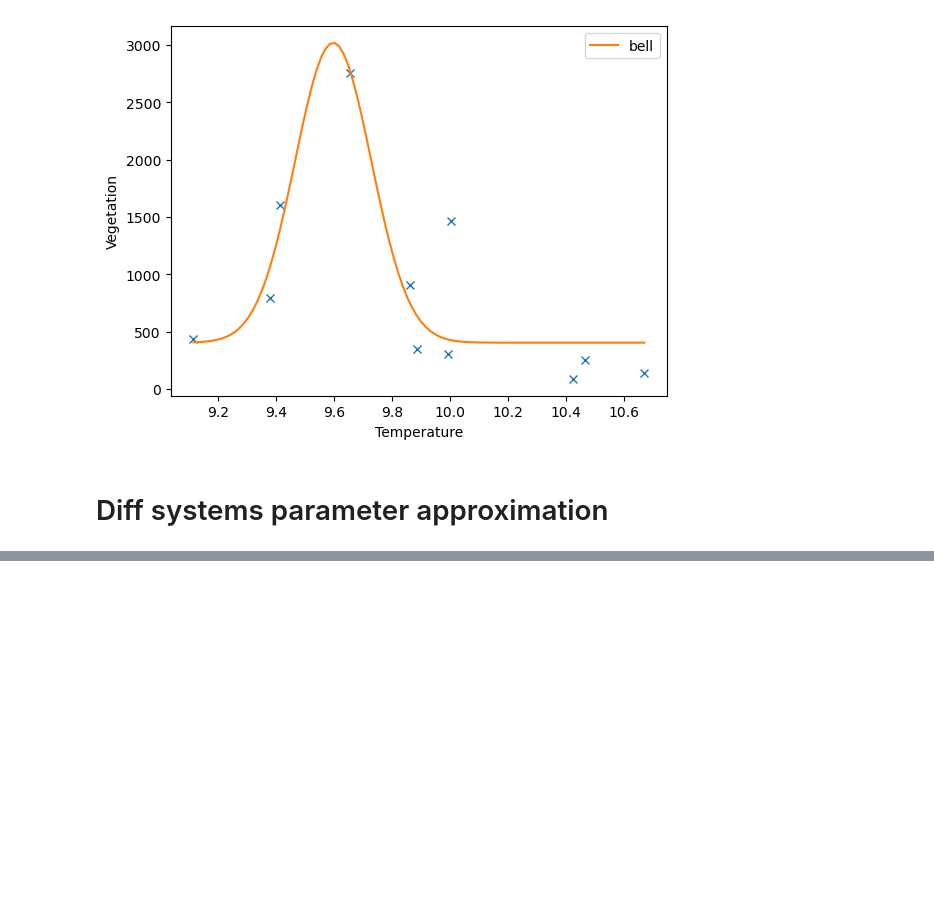
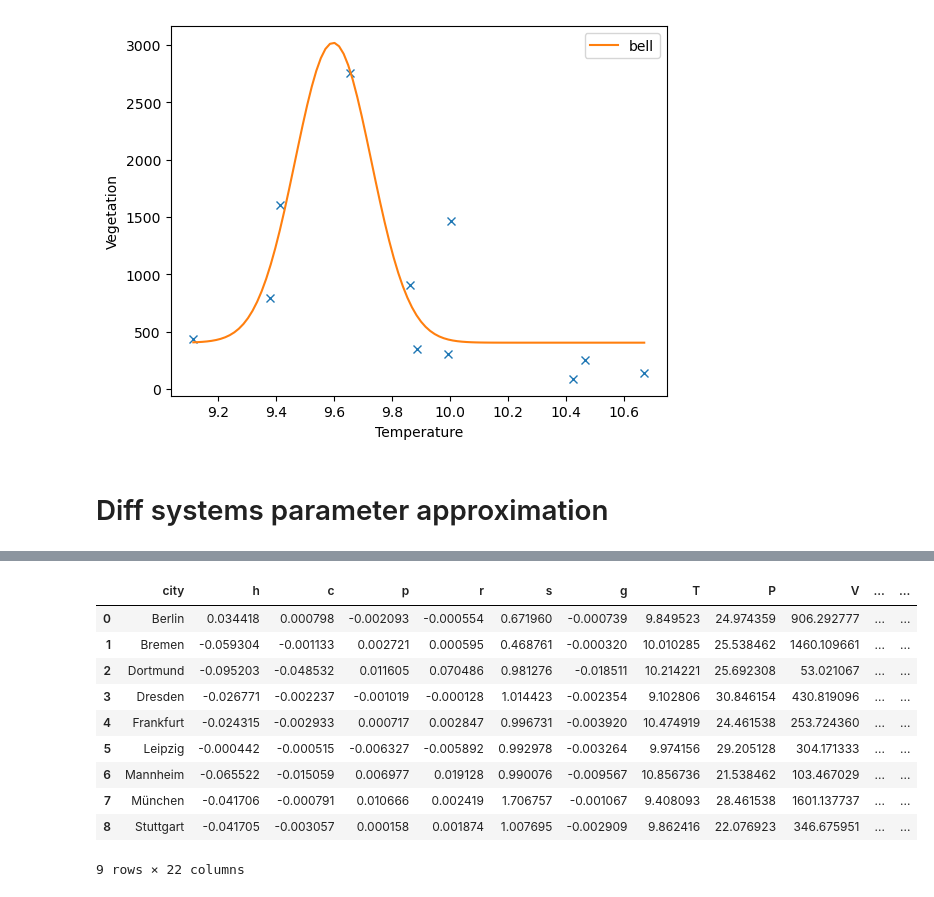
Before and after one commit to Max10-afk/comp_ecology, a Jupyter notebook: scripts/plotting.ipynb, the cells around one changed output, grey strips where cells are left out. Drawn from its saved outputs; the diff is of its cells as text; code cells hidden in the pictures; blank space fills up the shorter version.

```diff
--- a/scripts/plotting.ipynb
+++ b/scripts/plotting.ipynb
@@ -232,0 +300,31 @@ print(f"g: {g_opt}")
+# %%
+# Equilibria
+data_param["T_equ"] = data_param.apply(lambda x: x["h"]*x["r"]/x["c"]/x["p"],axis=1)
+data_param["P_equ"] = data_param.apply(lambda x: - x["c"]*x["s"]/x["g"]/x["h"],axis=1)
+data_param["V_equ"] = data_param.apply(lambda x: -x["s"]/x["g"],axis=1)
+# Left eigenvector
+data_param["u_1"] = data_param.apply(lambda x: compute_u1(),axis=1)
+data_param["u_2"] = data_param.apply(lambda x: compute_u2(x["c"],x["g"],x["h"],x["p"],x["P_equ"],x["r"],x["T_equ"]),axis=1)
+data_param["u_3"] = data_param.apply(lambda x: compute_u3(x["c"],x["g"],x["h"],x["p"],x["P_equ"],x["r"],x["T_equ"]),axis=1)
+# Right eigenvectors
+data_param["v_1"] = data_param.apply(lambda x: compute_v1(x["c"],x["g"],x["h"],x["p"],x["P"],x["r"],x["T"]),axis=1)
+data_param["v_2"] = data_param.apply(lambda x: compute_v2(x["p"],x["h"],x["P_equ"],x["T_equ"]),axis=1)
+data_param["v_3"] = data_param.apply(lambda x: compute_v3(x["p"],x["h"],x["P_equ"],x["T_equ"]),axis=1)
+# Eigenvalues
+data_param["e_1"] = data_param.apply(lambda x: compute_lambda1(x["g"]),axis=1)
+data_param["e_2"] = data_param.apply(lambda x: compute_lambda2(x["p"],x["h"],x["P_equ"],x["T_equ"]),axis=1)
+data_param["e_3"] = data_param.apply(lambda x: compute_lambda3(x["p"],x["h"],x["P_equ"],x["T_equ"]),axis=1)
+# %%
+data_param
+# %% [output]
+|  | city | h | c | p | r | s | g | T | P | V | ... | ... |
+| 0 | Berlin | 0.034418 | 0.000798 | -0.002093 | -0.000554 | 0.671960 | -0.000739 | 9.849523 | 24.974359 | 906.292777 | ... | ... |
+| 1 | Bremen | -0.059304 | -0.001133 | 0.002721 | 0.000595 | 0.468761 | -0.000320 | 10.010285 | 25.538462 | 1460.109661 | ... | ... |
+| 2 | Dortmund | -0.095203 | -0.048532 | 0.011605 | 0.070486 | 0.981276 | -0.018511 | 10.214221 | 25.692308 | 53.021067 | ... | ... |
+| 3 | Dresden | -0.026771 | -0.002237 | -0.001019 | -0.000128 | 1.014423 | -0.002354 | 9.102806 | 30.846154 | 430.819096 | ... | ... |
+| 4 | Frankfurt | -0.024315 | -0.002933 | 0.000717 | 0.002847 | 0.996731 | -0.003920 | 10.474919 | 24.461538 | 253.724360 | ... | ... |
+| 5 | Leipzig | -0.000442 | -0.000515 | -0.006327 | -0.005892 | 0.992978 | -0.003264 | 9.974156 | 29.205128 | 304.171333 | ... | ... |
+| 6 | Mannheim | -0.065522 | -0.015059 | 0.006977 | 0.019128 | 0.990076 | -0.009567 | 10.856736 | 21.538462 | 103.467029 | ... | ... |
+| 7 | München | -0.041706 | -0.000791 | 0.010666 | 0.002419 | 1.706757 | -0.001067 | 9.408093 | 28.461538 | 1601.137737 | ... | ... |
+| 8 | Stuttgart | -0.041705 | -0.003057 | 0.000158 | 0.001874 | 1.007695 | -0.002909 | 9.862416 | 22.076923 | 346.675951 | ... | ... |
+9 rows × 22 columns
```
Also changed, not shown: parts of 6 cells of this notebook.
